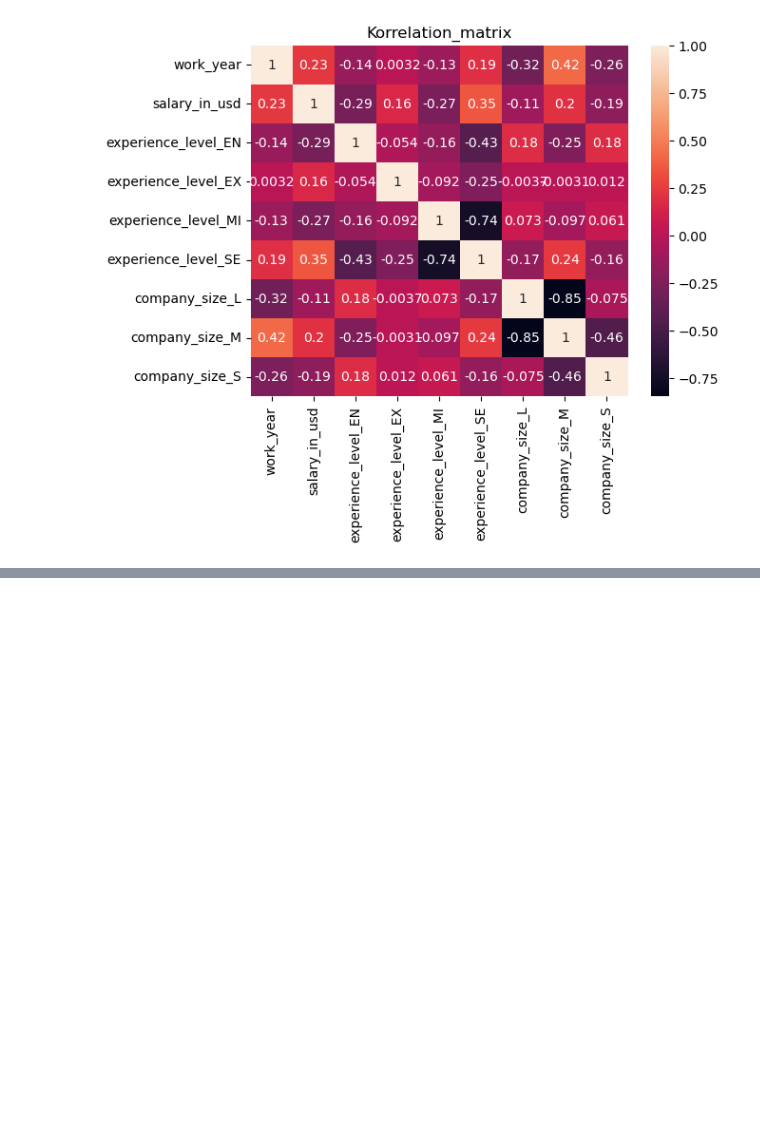
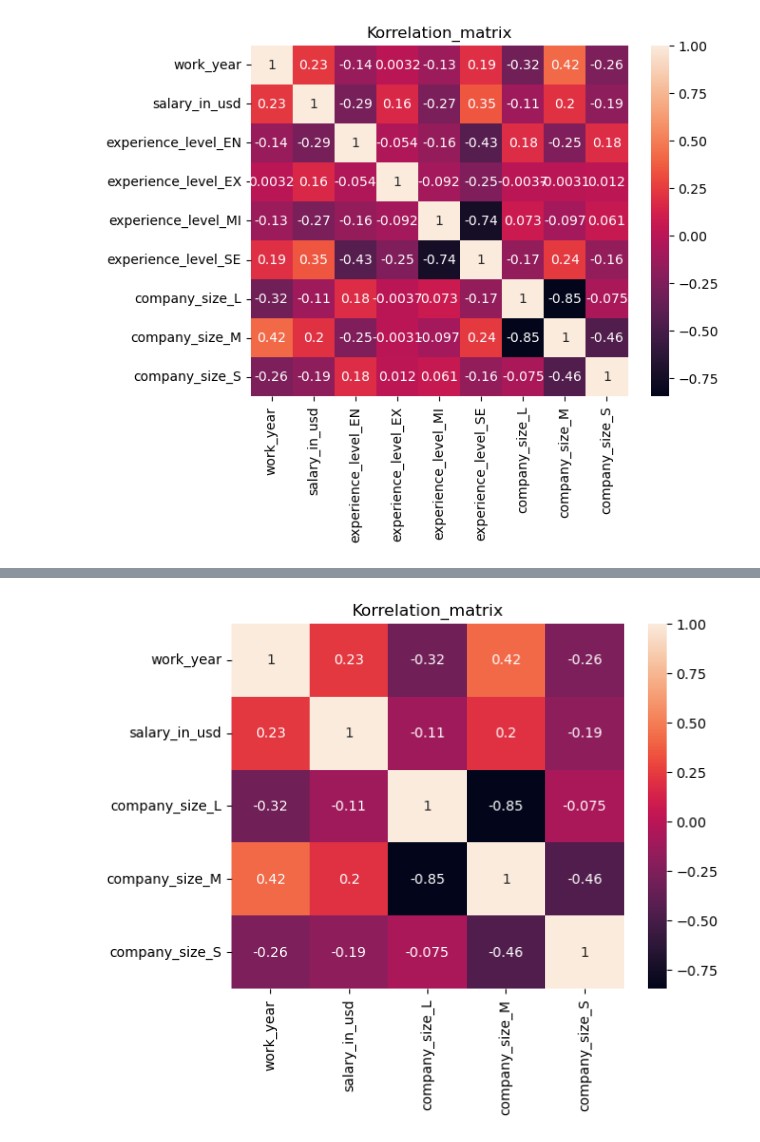
Before and after one commit to DrunkV/ML---EDA, a Jupyter notebook: data_science_salaries_2023.ipynb, the cells around one changed output, grey strips where cells are left out. Drawn from its saved outputs; the diff is of its cells as text; code cells hidden in the pictures; blank space fills up the shorter version.

```diff
--- a/data_science_salaries_2023.ipynb
+++ b/data_science_salaries_2023.ipynb
@@ -201,3 +185,6 @@ plt.title("Korrelation_matrix")
 plt.show()
 # %% [output]
 [figure]
+# %%
+#Häs skapar vi en ny dataframe bara med variabler som är relevanta
+new_data = df[["work_year", "salary_in_usd", "company_size_L", "company_size_M", "company_size_S"]]
@@ -203,0 +216,7 @@ plt.show()
+# %%
+korrelation_matrix = new_data.corr()
+sns.heatmap(korrelation_matrix, annot=True)
+plt.title("Korrelation_matrix")
+plt.show()
+# %% [output]
+[figure, added]
```
Also changed, not shown: parts of 18 cells of this notebook.
